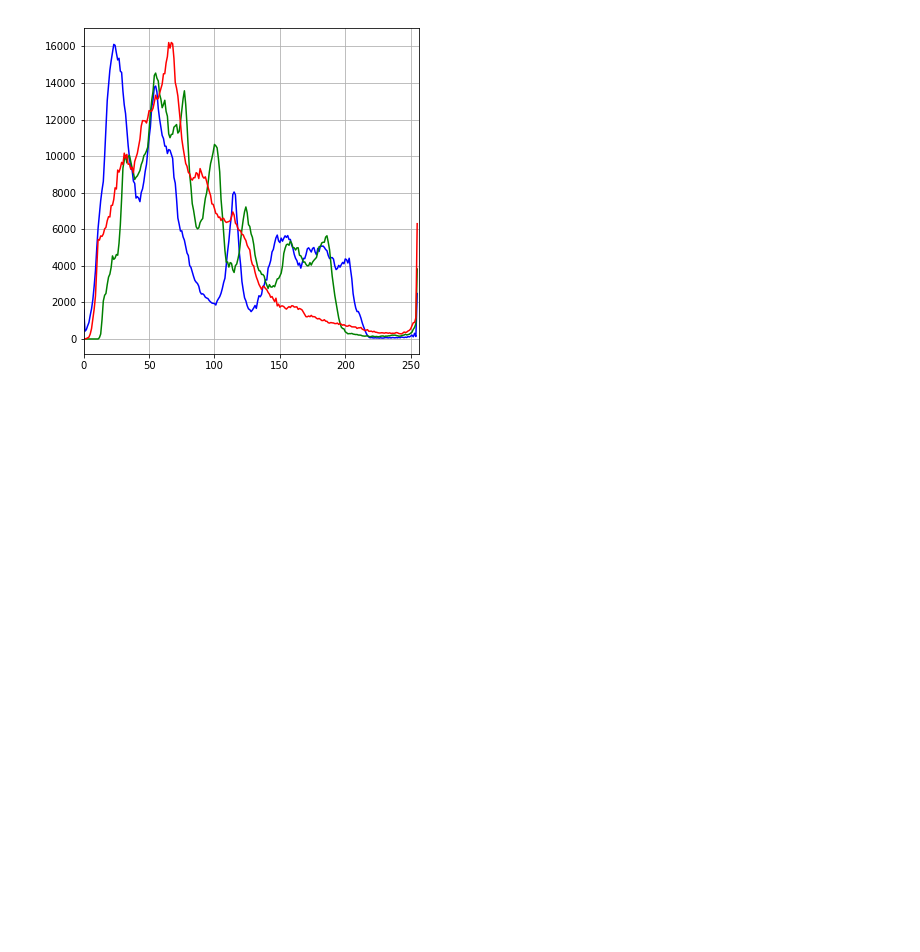
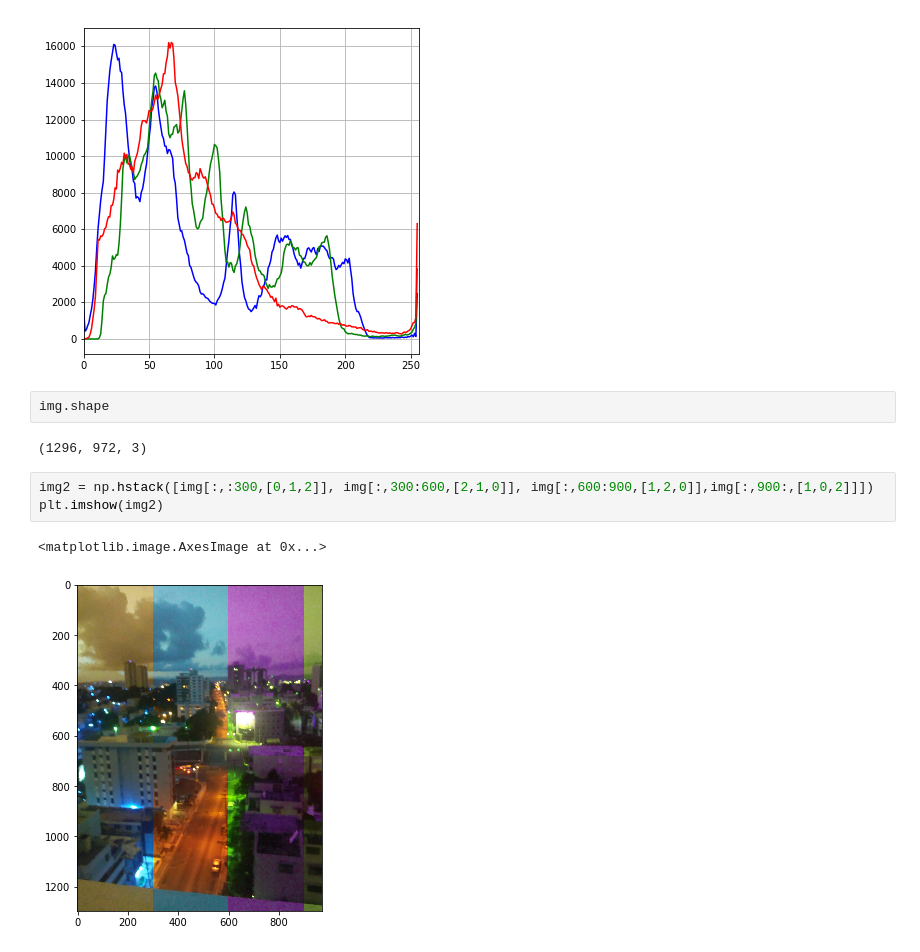
Before and after one commit to mango314/math-blog, a Jupyter notebook: 2019/051719 - instagram.ipynb, the cells around one changed output. Saved outputs shown, nothing was run; the diff lists cells and outputs as text; blank space fills up the shorter version.

Commit message:
image processing

```diff
--- a/2019/051719 - instagram.ipynb
+++ b/2019/051719 - instagram.ipynb
@@ -43,3 +43,13 @@ plt.grid(True)
 plt.show()
 # %% [output]
 [figure]
+# %%
+img.shape
+# %% [output]
+(1296, 972, 3)
+# %%
+img2 = np.hstack([img[:,:300,[0,1,2]], img[:,300:600,[2,1,0]], img[:,600:900,[1,2,0]],img[:,900:,[1,0,2]]])
+plt.imshow(img2)
+# %% [output]
+<matplotlib.image.AxesImage at 0x...>
+[figure, added]
```
